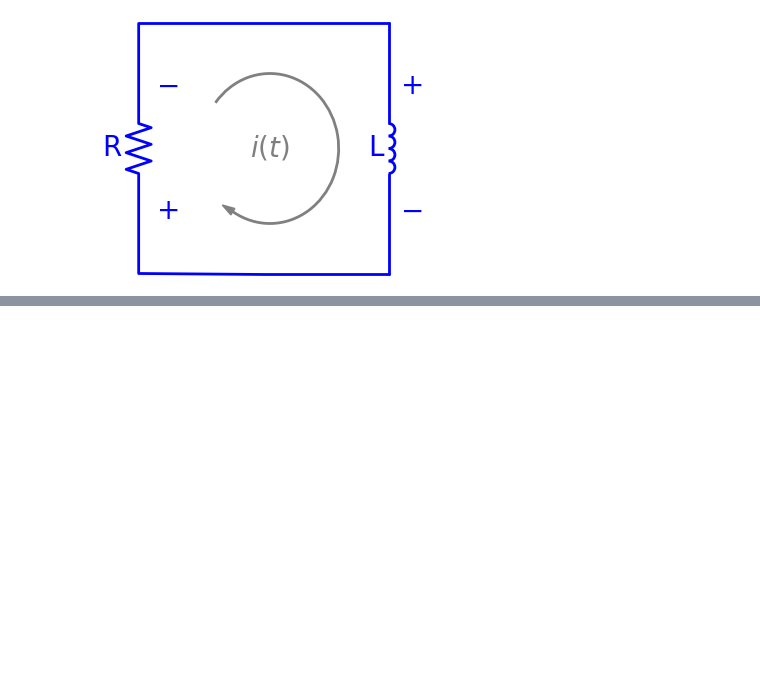
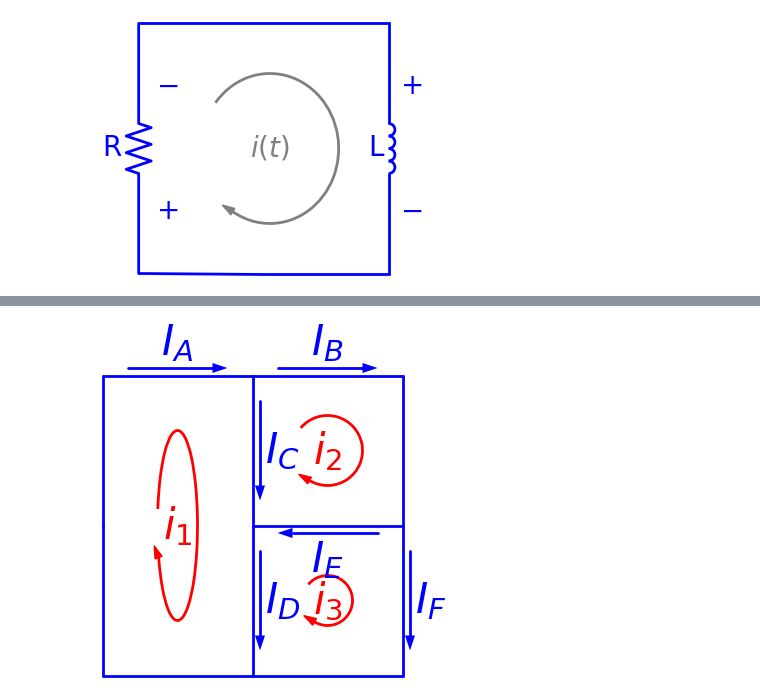
Before and after one commit to funmv/course_electricity, a Jupyter notebook: SchemDraw.ipynb, the cells around one changed output, grey strips where cells are left out. Cells and saved outputs as stored; diff of their text form; code cells hidden in the pictures; blank space fills up the shorter version.

```diff
--- a/SchemDraw.ipynb
+++ b/SchemDraw.ipynb
@@ -323,0 +359,30 @@ with schemdraw.Drawing(color='blue', fontsize=20) as d:
+# %%
+with schemdraw.Drawing(color='blue', fontsize=30) as d:
+    d.config(unit=5)
+    L1=elm.Line().up(3)
+    L2=elm.Line().right(3)
+    d.push()
+    L3=elm.Line().right(3)
+    L4=elm.Line().down(3)
+    d.push()
+    L5=elm.Line().down(3)
+    L6=elm.Line().left(6)
+    L7=elm.Line().up(3)
+    d.pop()
+    L8=elm.Line().left(3)
+    d.pop()
+    L9=elm.Line().down(3)
+    L10=elm.Line().down(3)
+
+    elm.CurrentLabel().at(L2).label('$I_A$')
+    elm.CurrentLabel().at(L3).label('$I_B$')
+    elm.CurrentLabel().at(L9).label('$I_C$')
+    elm.CurrentLabel().at(L8).label('$I_E$')
+    elm.CurrentLabel().at(L10).label('$I_D$')
+    elm.CurrentLabel().at(L5).label('$I_F$')
+
+    elm.LoopCurrent([L2,L9,L6,L7], direction='cw', theta1=-120, theta2=140, pad=1.1,color='red').label('$i_1$')
+    elm.LoopCurrent([L3,L4,L8,L9], direction='cw', theta1=-120, theta2=140, pad=0.8,color='red').label('$i_2$')
+    elm.LoopCurrent([L8,L5,L6,L10], direction='cw', theta1=-120, theta2=140, pad=1.0,color='red').label('$i_3$')
+# %% [output]
+[figure, added]
```
Also changed, not shown: parts of 4 cells of this notebook.
